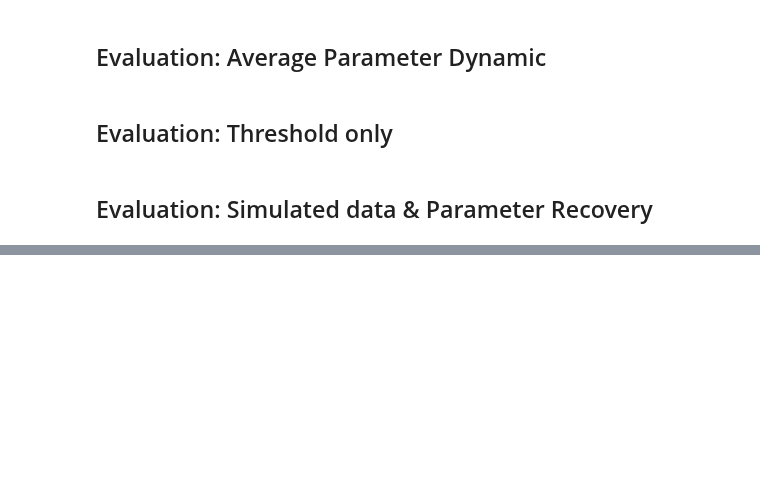
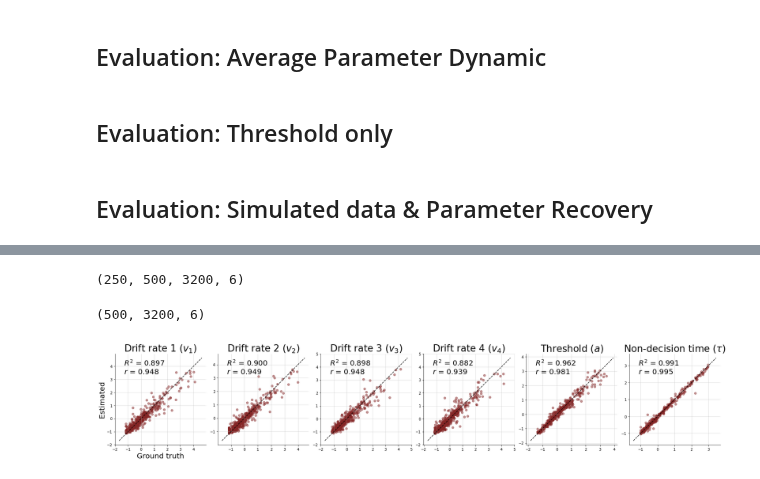
Before and after one commit to LuSchumacher/dynamic_ddm, a Jupyter notebook: notebooks/full_dynamic_dm_joint.ipynb, the cells around one changed output, grey strips where cells are left out. Cells and saved outputs as stored; diff of their text form; code cells hidden in the pictures; blank space fills up the shorter version.

```diff
--- a/notebooks/full_dynamic_dm_joint.ipynb
+++ b/notebooks/full_dynamic_dm_joint.ipynb
@@ -879,0 +887,40 @@ for sim in range(BATCH_SIZE):
+# %%
+%%time
+# generate data
+eta_z, theta_t_z, data = generator_fun(n_sim, N_OBS)
+print(eta_z.shape)
+print(theta_t_z.shape)
+print(data.shape)
+# %%
+n_chunks = 100
+chunk_len = int(data.shape[0] / n_chunks)
+chunk_len
+# %%
+%%time
+counter = 0
+theta_z_pred = np.zeros((n_post_samples, n_sim, N_OBS, N_PARAMS), dtype=np.float32)
+for x in tf.split(data, n_chunks, axis=0):
+    dists = network(x)
+    post = dists.sample(n_post_samples).numpy()
+    theta_z_pred[:, counter*chunk_len:(counter+1)*chunk_len] = post[:, :, :, 6:]
+    print(counter)
+    counter += 1
+# %%
+theta_z_pred.shape
+# %% [output]
+(250, 500, 3200, 6)
+# %%
+theta_t_z.shape
+# %% [output]
+(500, 3200, 6)
+# %%
+import matplotlib
+matplotlib.rcParams['font.sans-serif'] = "Palatino"
+matplotlib.rcParams['font.family'] = "sans-serif"
+
+FONT_SIZE_1 = 26
+FONT_SIZE_2 = 20
+FONT_SIZE_3 = 10
+
+PARAM_LABELS = ['Drift rate 1', 'Drift rate 2', 'Drift rate 3', 'Drift rate 4', 'Threshold', 'Non-decision time']
+PARAM_NAMES  = [r'$v_1$', r'$v_2$', r'$v_3$', r'$v_4$', r'$a$', r'$\tau$']
@@ -879,0 +985,4 @@ for sim in range(BATCH_SIZE):
+# %%
+plot_recovery(theta_z_pred[:, :, 1000, :], theta_t_z[:, 1000, :])
+# %% [output]
+[figure, added]
```
Also changed, not shown: parts of 11 cells of this notebook.
